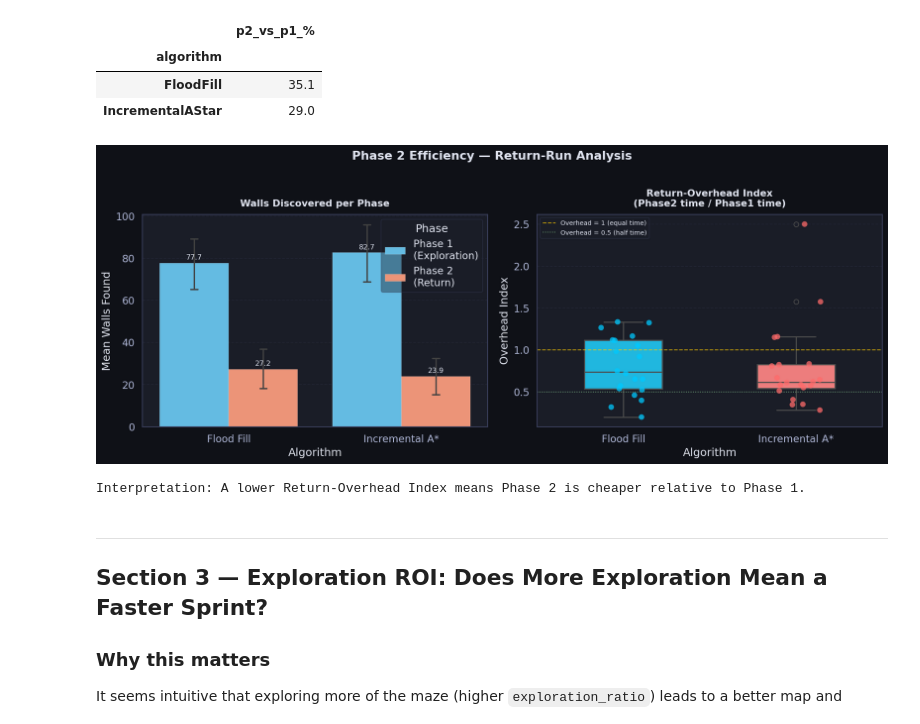
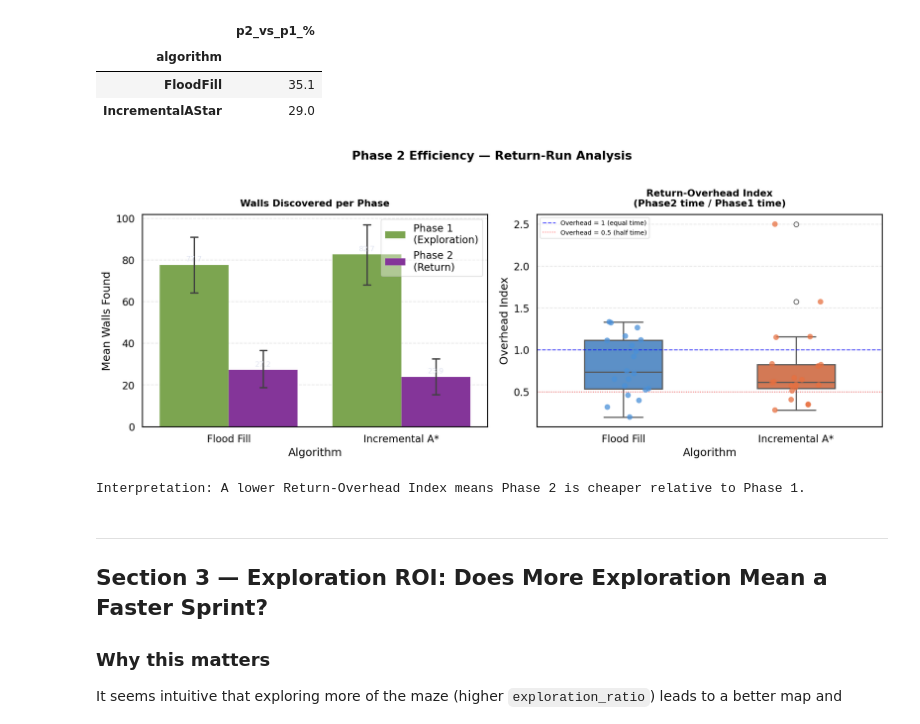
Before and after one commit to sazmb/robotica, a Jupyter notebook: my_results/micromouse_analysis.ipynb, the cells around one changed output. Cells and saved outputs as stored; diff of their text form; code cells hidden in the pictures.

```diff
--- a/my_results/micromouse_analysis.ipynb
+++ b/my_results/micromouse_analysis.ipynb
@@ -339,9 +339,10 @@ melt_walls['phase'] = melt_walls['phase'].map({
 })
 
 phase_palette = {
-    'Phase 1\n(Exploration)': '#4A90D9',
-    'Phase 2\n(Return)': '#E87040'
+    'Phase 1\n(Exploration)': '#7CB342',
+    'Phase 2\n(Return)': '#8E24AA'
 }
+
 sns.barplot(
     data=melt_walls, x='algorithm', y='walls_found', hue='phase',
     palette=phase_palette, ax=ax, capsize=0.08, errwidth=1.8,
@@ -351,41 +352,42 @@ ax.set_title('Walls Discovered per Phase', fontsize=12, fontweight='bold', pad=1
 ax.set_xlabel('Algorithm')
 ax.set_ylabel('Mean Walls Found')
 ax.set_xticklabels(['Flood Fill', 'Incremental A*'])
-ax.legend(title='Phase', framealpha=0.4)
+ax.legend(framealpha=0.4)
 
 # Annotate bars with values
 for p in ax.patches:
     h = p.get_height()
     if h > 0:
         ax.text(p.get_x() + p.get_width() / 2, h + 1, f'{h:.1f}',
                 ha='center', va='bottom', fontsize=9, color='#e0e4f0')
 
 # ── Right: Return-Overhead Index distribution ──
 ax2 = axes[1]
 sns.boxplot(
     data=df, x='algorithm', y='return_overhead_idx',
     palette=ALG_PALETTE, order=ALG_ORDER, ax=ax2,
-    width=0.45, linewidth=1.5, flierprops=dict(marker='o', color='#ffcc00', markersize=6)
+    width=0.45, linewidth=1.5, flierprops=dict(marker='o', color='red', markersize=6)
 )
+
 sns.stripplot(
     data=df, x='algorithm', y='return_overhead_idx',
     palette=ALG_PALETTE, order=ALG_ORDER, ax=ax2,
     size=7, alpha=0.75, jitter=0.15
 )
-ax2.axhline(1.0, color='#ffcc00', linestyle='--', linewidth=1.2, alpha=0.7, label='Overhead = 1 (equal time)')
-ax2.axhline(0.5, color='#aaffaa', linestyle=':', linewidth=1.1, alpha=0.6, label='Overhead = 0.5 (half time)')
+ax2.axhline(1.0, color='blue', linestyle='--', linewidth=1.2, alpha=0.7, label='Overhead = 1 (equal time)')
+ax2.axhline(0.5, color='red', linestyle=':', linewidth=1.1, alpha=0.6, label='Overhead = 0.5 (half time)')
 ax2.set_title('Return-Overhead Index\n(Phase2 time / Phase1 time)', fontsize=12, fontweight='bold', pad=10)
 ax2.set_xlabel('Algorithm')
 ax2.set_ylabel('Overhead Index')
 ax2.set_xticklabels(['Flood Fill', 'Incremental A*'])
 ax2.legend(fontsize=8, framealpha=0.4)
 
 plt.tight_layout()
 plt.savefig('phase2_efficiency.png', dpi=150, bbox_inches='tight', facecolor=fig.get_facecolor())
 plt.show()
 print('\nInterpretation: A lower Return-Overhead Index means Phase 2 is cheaper relative to Phase 1.')
 # %% [output]
-[figure, old version]
+[figure, new version]
 Interpretation: A lower Return-Overhead Index means Phase 2 is cheaper relative to Phase 1.
 # %% [markdown]
 ---
```
Also changed, not shown: parts of 7 cells of this notebook, 24 other files.
